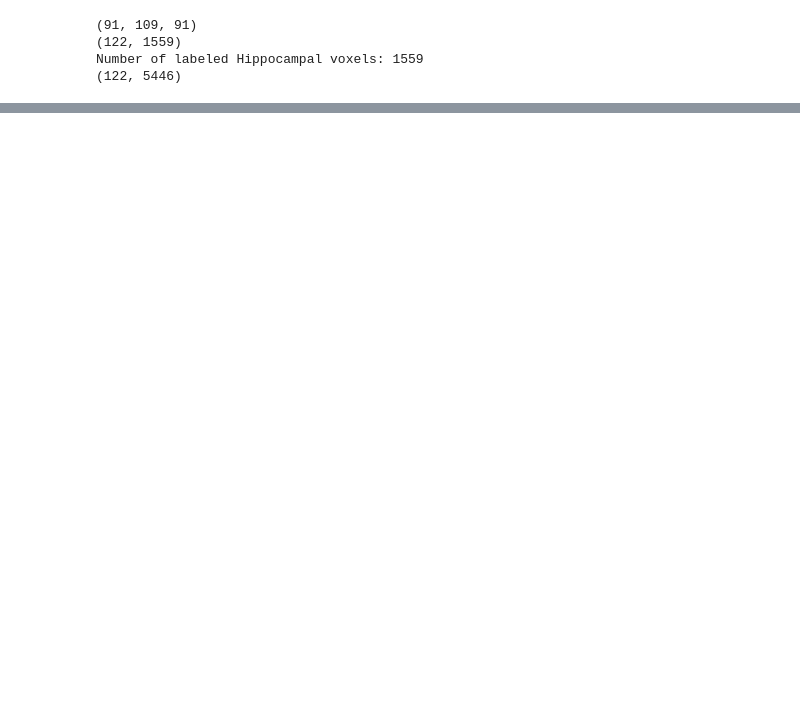
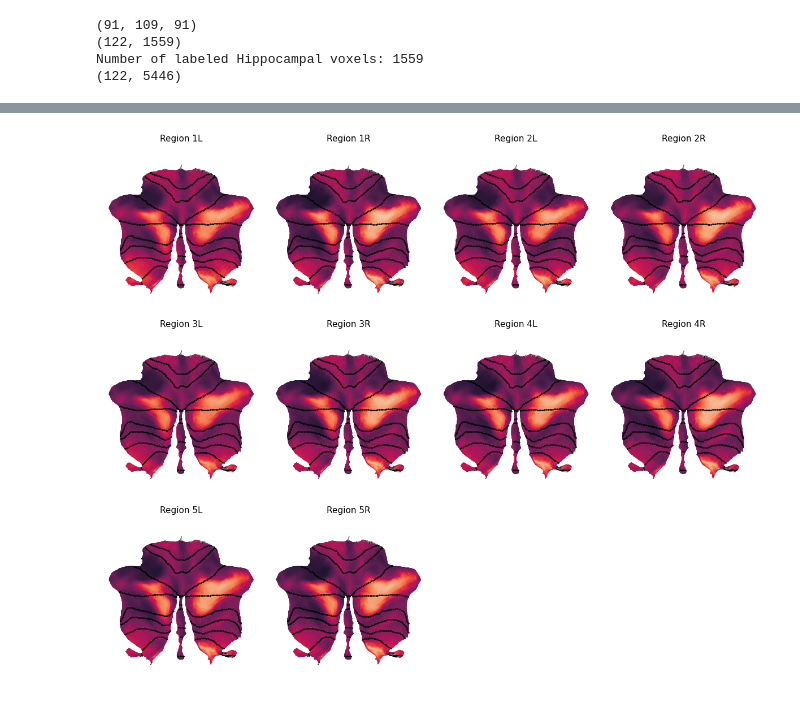
Before and after one commit to DiedrichsenLab/cortico_cereb_connectivity, a Jupyter notebook: notebooks/11. Hippocamp/1. Simple_cor.ipynb, the cells around one changed output, grey strips where cells are left out. Drawn from its saved outputs; the diff is of its cells as text; code cells hidden in the pictures; blank space fills up the shorter version.

```diff
--- a/notebooks/11. Hippocamp/1. Simple_cor.ipynb
+++ b/notebooks/11. Hippocamp/1. Simple_cor.ipynb
@@ -92,12 +139,16 @@ sns.heatmap(corr, cmap='coolwarm', center=0, xticklabels=False, yticklabels=Fals
 # %%
-atlas,ainf = am.get_atlas('MNISymC3')
-
-fig, axes = plt.subplots(2, 3, figsize=(15, 10))
-for i in range(1, 6):
-    corr_vec = corr[atlas_data == i, :].mean(axis=0)
-    nifti_image = atlas.data_to_nifti(corr_vec)
+fig, axes = plt.subplots(3, 4, figsize=(12, 10))
+for i, (label, name) in enumerate(zip(labels, names)):
+    corr_vec = corr[i, :]
+    nifti_image = cereb_atlas.data_to_nifti(corr_vec)
     data = suit.vol_to_surf(nifti_image, space='MNISymC')
 
-    axes.flat[i-1].subplot(2, 3, i)
+    plt.subplot(3, 4, i+1)
     suit.flatmap.plot(data, cmap='rocket', new_figure=False, cscale=[-1, 1])
-    axes.flat[i-1].set_title(f'Region {i}', fontsize=11)
+    plt.title(f'Region {name}', fontsize=11)
+
+plt.subplot(3, 4, 11).axis('off')
+plt.subplot(3, 4, 12).axis('off')
+plt.tight_layout();
+# %% [output]
+[figure, added]
```
Also changed, not shown: parts of 12 cells of this notebook.
